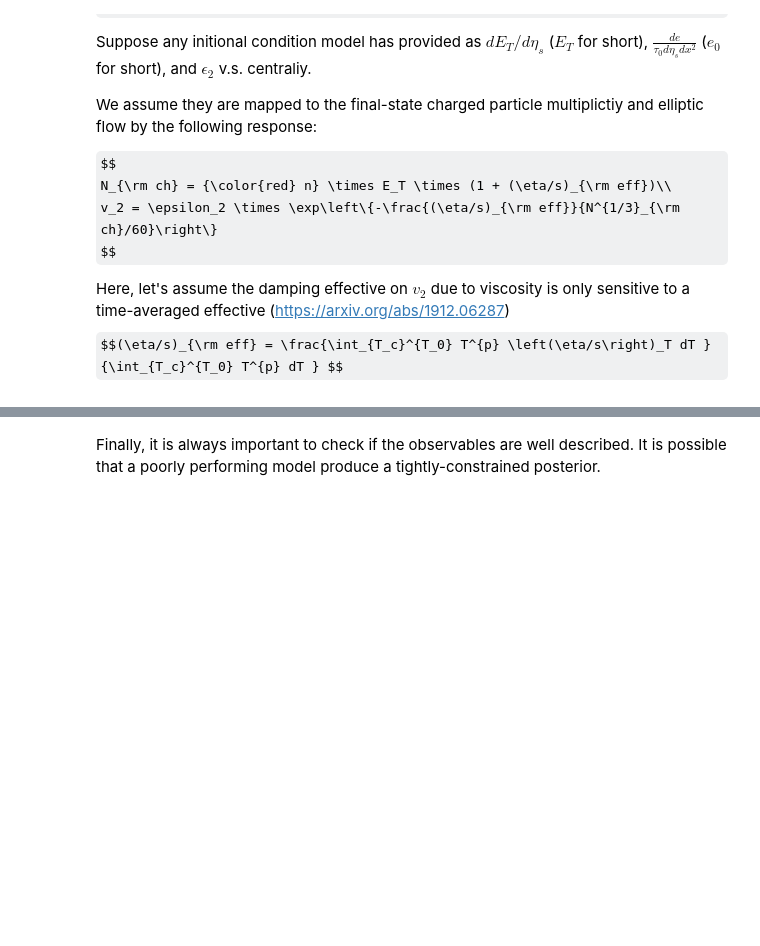
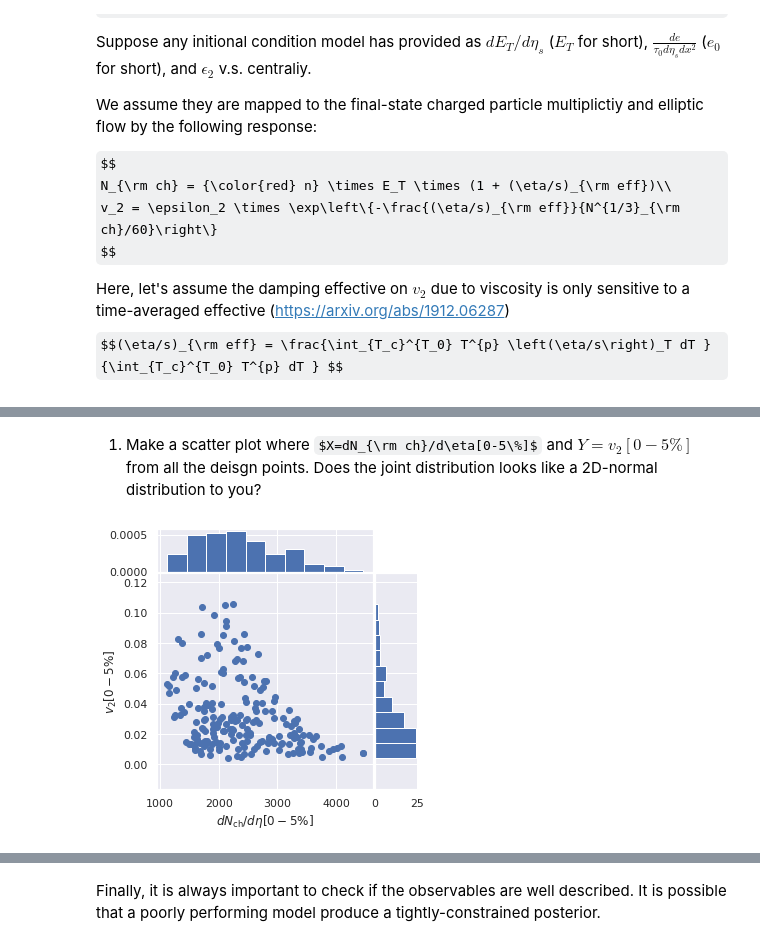
Before and after one commit to danOSU/QGP_Bayes, a Jupyter notebook: BayesForSimpleModel.ipynb, the cells around one changed output, grey strips where cells are left out. Cells and saved outputs as stored; diff of their text form; code cells hidden in the pictures; some formulas as TeX source; blank space fills up the shorter version.

```diff
--- a/BayesForSimpleModel.ipynb
+++ b/BayesForSimpleModel.ipynb
@@ -323,0 +249,10 @@ Model output shape:  (100, 16)
+# %% [markdown]
+1. Make a scatter plot where  $X=dN_{\rm ch}/d\eta[0-5\%]$ and $Y=v_2[0-5\%]$ from all the deisgn points. Does the joint distribution looks like a 2D-normal distribution to you?
+# %%
+Nc = len(cen)
+X = simulation[:,0]
+Y = simulation[:, Nc]
+hist_1d_2d(X, Y, r"$dN_{\rm ch}/d\eta[0-5\%]$", r"$v_2[0-5\%]$")
+save_fig("Check_design_obs")
+# %% [output]
+[figure, added]
```
Also changed, not shown: parts of 79 cells of this notebook, 12 other files.
